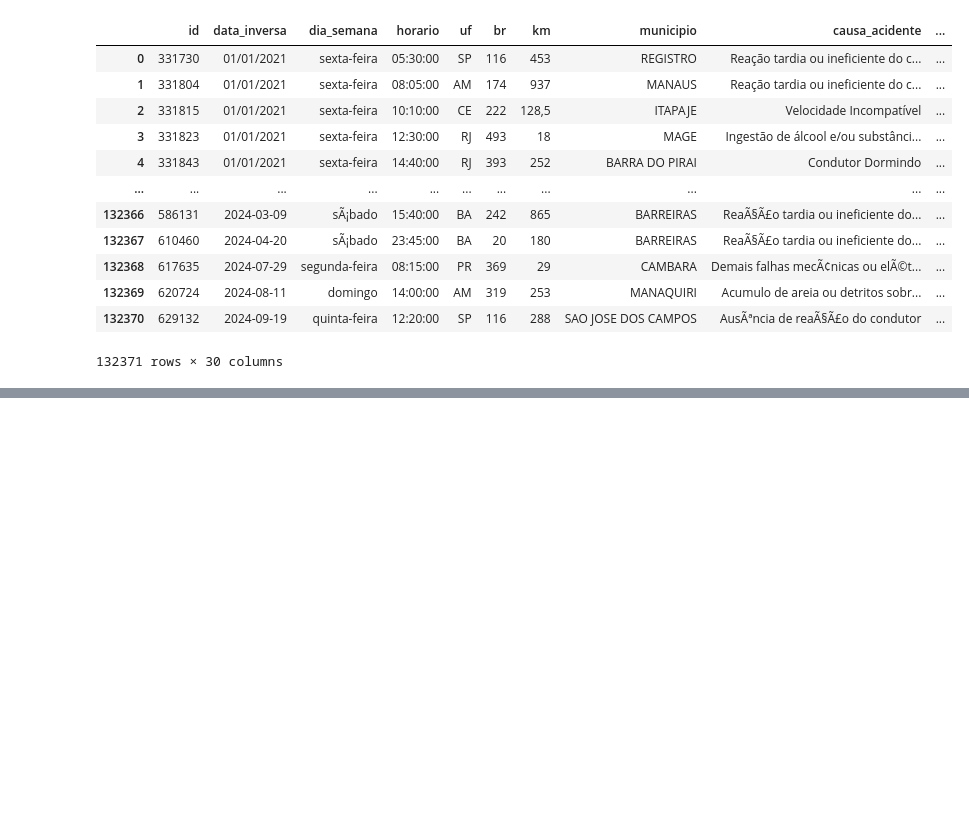
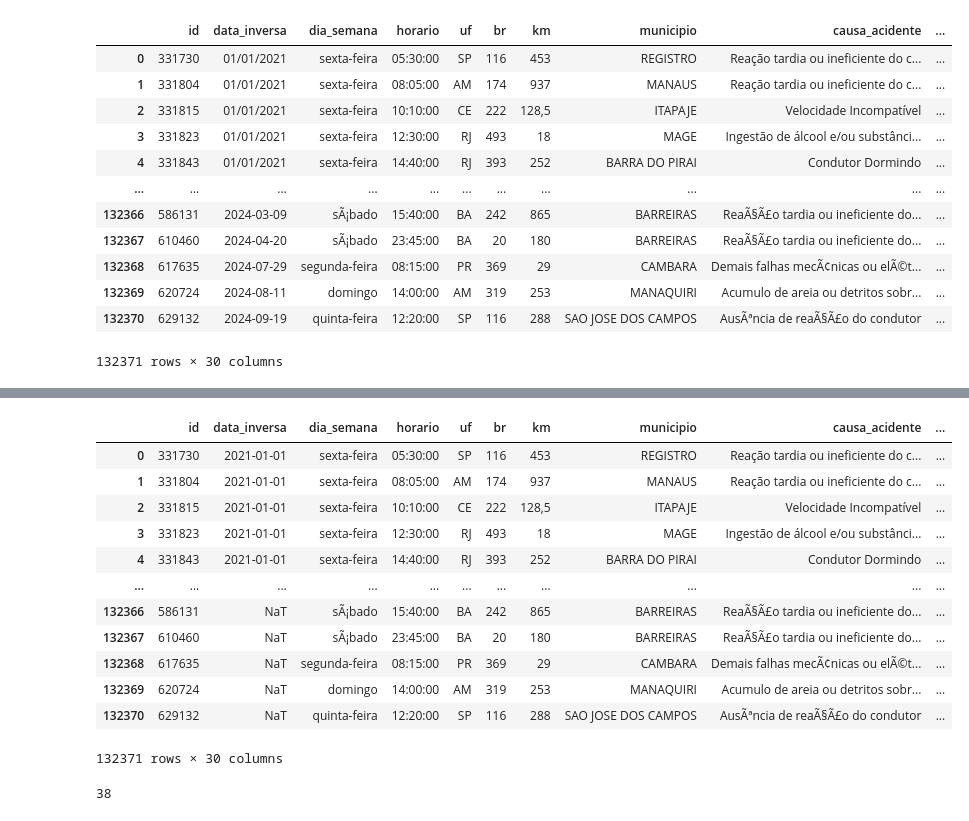
Before and after one commit to Manuelevaristo/analise-acidentes-brasil-2021-2024, a Jupyter notebook: app_principal.ipynb, the cells around one changed output, grey strips where cells are left out. Drawn from its saved outputs; the diff is of its cells as text; code cells hidden in the pictures; blank space fills up the shorter version.

```diff
--- a/app_principal.ipynb
+++ b/app_principal.ipynb
@@ -94,3 +125,6 @@ dados_consolidados
 | 132369 | 620724 | 2024-08-11 | domingo | 14:00:00 | AM | 319 | 253 | MANAQUIRI | Acumulo de areia ou detritos sobr... | ... |
 | 132370 | 629132 | 2024-09-19 | quinta-feira | 12:20:00 | SP | 116 | 288 | SAO JOSE DOS CAMPOS | AusÃªncia de reaÃ§Ã£o do condutor | ... |
 132371 rows × 30 columns
+# %%
+dados_consolidados.describe()
+dados = dados_consolidados
@@ -96,0 +233,4 @@ dados_consolidados
+# %%
+#Tratar Valores Nulos, para numeros
+for col in dados.select_dtypes(include='number'):
+    dados[col].fillna(dados[col].mean(), inplace=True)
@@ -96,0 +260,4 @@ dados_consolidados
+# %%
+#Para texto, substitua nulos pela moda
+for col in dados.select_dtypes(include='object'):
+    dados[col].fillna(dados[col].mode()[0], inplace=True)
@@ -96,0 +309,24 @@ dados_consolidados
+# %%
+#Ajustar Colunas de Data
+#dados['data_inversa'] = pd.to_datetime(dados['data_inversa'], format='%d/%m/%Y', errors='coerce')
+dados['data_inversa'] = pd.to_datetime(dados['data_inversa'], dayfirst=True, errors='coerce')
+# %%
+dados
+# %% [output]
+|  | id | data_inversa | dia_semana | horario | uf | br | km | municipio | causa_acidente | ... |
+| 0 | 331730 | 2021-01-01 | sexta-feira | 05:30:00 | SP | 116 | 453 | REGISTRO | Reação tardia ou ineficiente do c... | ... |
+| 1 | 331804 | 2021-01-01 | sexta-feira | 08:05:00 | AM | 174 | 937 | MANAUS | Reação tardia ou ineficiente do c... | ... |
+| 2 | 331815 | 2021-01-01 | sexta-feira | 10:10:00 | CE | 222 | 128,5 | ITAPAJE | Velocidade Incompatível | ... |
+| 3 | 331823 | 2021-01-01 | sexta-feira | 12:30:00 | RJ | 493 | 18 | MAGE | Ingestão de álcool e/ou substânci... | ... |
+| 4 | 331843 | 2021-01-01 | sexta-feira | 14:40:00 | RJ | 393 | 252 | BARRA DO PIRAI | Condutor Dormindo | ... |
+| ... | ... | ... | ... | ... | ... | ... | ... | ... | ... | ... |
+| 132366 | 586131 | NaT | sÃ¡bado | 15:40:00 | BA | 242 | 865 | BARREIRAS | ReaÃ§Ã£o tardia ou ineficiente do... | ... |
+| 132367 | 610460 | NaT | sÃ¡bado | 23:45:00 | BA | 20 | 180 | BARREIRAS | ReaÃ§Ã£o tardia ou ineficiente do... | ... |
+| 132368 | 617635 | NaT | segunda-feira | 08:15:00 | PR | 369 | 29 | CAMBARA | Demais falhas mecÃ¢nicas ou elÃ©t... | ... |
+| 132369 | 620724 | NaT | domingo | 14:00:00 | AM | 319 | 253 | MANAQUIRI | Acumulo de areia ou detritos sobr... | ... |
+| 132370 | 629132 | NaT | quinta-feira | 12:20:00 | SP | 116 | 288 | SAO JOSE DOS CAMPOS | AusÃªncia de reaÃ§Ã£o do condutor | ... |
+132371 rows × 30 columns
+# %%
+print(dados['data_inversa'].isnull().sum())
+# %% [output]
+38
```
Also changed, not shown: parts of 19 cells of this notebook.
